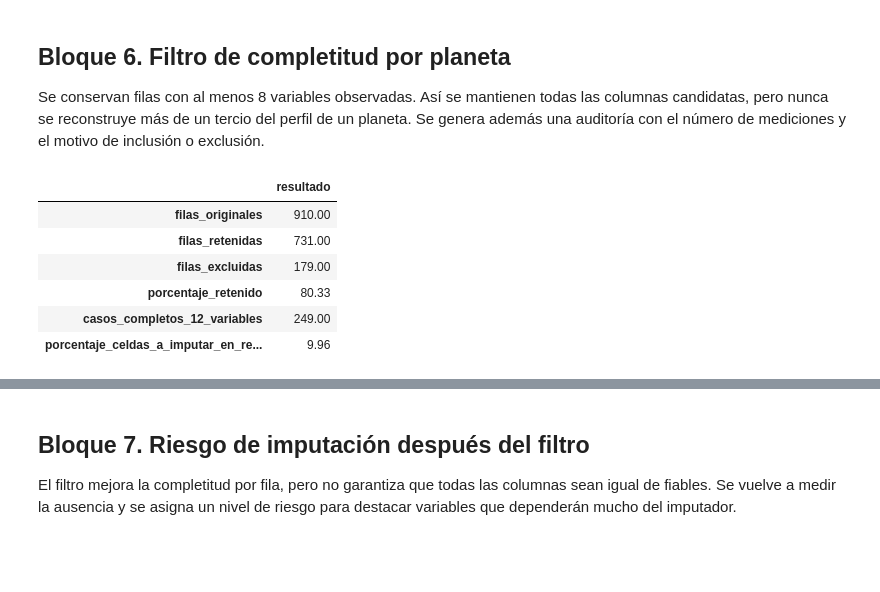
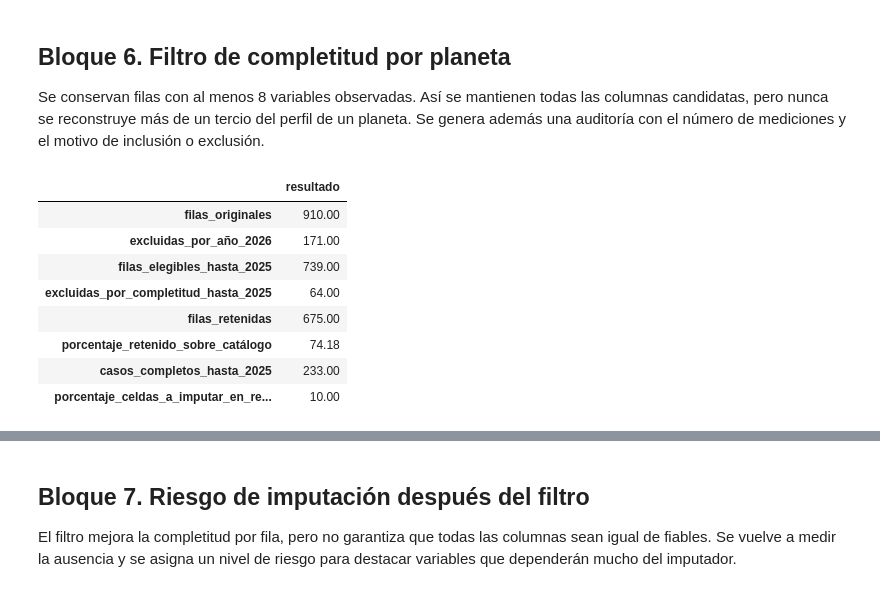
Before and after one commit to LauraSilRu/exoplanet-profiler, a Jupyter notebook: notebooks/03_preprocessing.ipynb, the cells around one changed output, grey strips where cells are left out. Drawn from its saved outputs; the diff is of its cells as text; code cells hidden in the pictures; blank space fills up the shorter version.

```diff
--- a/notebooks/03_preprocessing.ipynb
+++ b/notebooks/03_preprocessing.ipynb
@@ -23,6 +22,5 @@ Se importan las librerías, se fija la semilla aleatoria y se centralizan las ru
 # %%
 # BLOQUE 1 — Importaciones, variables, rutas y parámetros
-
 
 from pathlib import Path
 import json
@@ -57,8 +55,9 @@ PIPELINE_PATH = Path("data/processed/preprocessing_pipeline.joblib")
 METADATA_PATH = Path("data/processed/preprocessing_metadata.json")
 
 ID_COLUMN = "pl_name"
+YEAR_COLUMN = "disc_year"
+MAX_DISCOVERY_YEAR = 2025
 
-# Variables candidatas definidas en los notebooks 01 y 02.
 PLANET_FEATURES = [
     "pl_orbper",
     "pl_orbsmax",
@@ -68,7 +67,6 @@ PLANET_FEATURES = [
     "pl_insol",
     "pl_eqt",
 ]
-
 STELLAR_FEATURES = [
     "st_teff",
     "st_rad",
@@ -76,10 +74,8 @@ STELLAR_FEATURES = [
     "st_met",
     "st_logg",
 ]
-
 FEATURE_COLUMNS = PLANET_FEATURES + STELLAR_FEATURES
 
-# Se transforman variables positivas con colas derechas pronunciadas.
 LOG1P_FEATURES = [
     "pl_orbper",
     "pl_orbsmax",
@@ -88,13 +84,9 @@ LOG1P_FEATURES = [
     "pl_insol",
     "st_rad",
 ]
-
-# Se conservan sin logaritmo por distribución o significado físico.
 LINEAR_FEATURES = [feature for feature in FEATURE_COLUMNS if feature not in LOG1P_FEATURES]
 
-# Como máximo se imputan cuatro de las doce variables por observación.
 MIN_PRESENT_FEATURES = 8
-
 SCALER_NAME = "robust"
 KNN_NEIGHBORS = 5
 KNN_WEIGHTS = "distance"
@@ -120,15 +110,12 @@ La función `find_project_root()` permite ejecutar el notebook desde la raíz de
 # %%
 # BLOQUE 2 — Localizar el proyecto y cargar el CSV
 
-
 def find_project_root(start: Path | None = None) -> Path:
-    # Permite ejecutar el notebook desde la raíz o desde notebooks/.
     current = (start or Path.cwd()).resolve()
     for candidate in [current, *current.parents]:
         if (candidate / "README.md").exists() and (candidate / "notebooks").exists():
             return candidate
     raise FileNotFoundError("No se encontró la raíz de exoplanet-profiler.")
-
 
 PROJECT_ROOT = find_project_root()
 raw_data_path = PROJECT_ROOT / RAW_DATA_PATH
@@ -138,9 +125,9 @@ if not raw_data_path.exists():
         f"No existe {raw_data_path}. Descarga primero el CSV TESS de NASA."
     )
 
-df_raw = pd.read_csv(raw_data_path, comment="#")
+df_raw = pd.read_csv(raw_data_path, comment="#", low_memory=False)
 
 print(f"Raíz del proyecto: {PROJECT_ROOT}")
 print(f"Dataset cargado: {df_raw.shape[0]} filas x {df_raw.shape[1]} columnas")
-display(df_raw[[ID_COLUMN, *FEATURE_COLUMNS]].head())
+display(df_raw[[ID_COLUMN, YEAR_COLUMN, *FEATURE_COLUMNS]].head())
 # %% [output]
@@ -373,52 +382,78 @@ La cobertura es desigual. `pl_insol` es la variable más incompleta (**57,58 % d
 
 Se conservan filas con al menos 8 variables observadas. Así se mantienen todas las columnas candidatas, pero nunca se reconstruye más de un tercio del perfil de un planeta. Se genera además una auditoría con el número de mediciones y el motivo de inclusión o exclusión.
 # %%
-# BLOQUE 6 — Aplicar el umbral de 8 mediciones
+# BLOQUE 6 — Aplicar el umbral de 8 mediciones y construir la auditoría
 
+completeness_mask_eligible = present_feature_count >= MIN_PRESENT_FEATURES
+retained_mask = pd.Series(False, index=df_validated.index)
+retained_mask.loc[df_model.index] = completeness_mask_eligible
 
-# Con ocho variables observadas, como máximo se imputan cuatro.
-retained_mask = present_feature_count >= MIN_PRESENT_FEATURES
-df_retained = df_model.loc[retained_mask].copy()
+df_retained = df_validated.loc[
+    retained_mask,
+    [ID_COLUMN, *FEATURE_COLUMNS],
+].copy()
 
+all_present_count = df_validated[FEATURE_COLUMNS].notna().sum(axis=1)
 row_audit = pd.DataFrame(
     {
-        ID_COLUMN: df_raw[ID_COLUMN],
-        "variables_presentes": present_feature_count,
-        "variables_ausentes": len(FEATURE_COLUMNS) - present_feature_count,
+        ID_COLUMN: df_validated[ID_COLUMN],
+        YEAR_COLUMN: df_validated[YEAR_COLUMN].astype(int),
+        "elegible_por_año": temporal_eligible_mask,
+        "variables_presentes": all_present_count,
+        "variables_ausentes": len(FEATURE_COLUMNS) - all_present_count,
+        "cumple_completitud": all_present_count >= MIN_PRESENT_FEATURES,
         "retenido": retained_mask,
-        "columnas_ausentes": df_model[FEATURE_COLUMNS].apply(
+        "columnas_ausentes": df_validated[FEATURE_COLUMNS].apply(
             lambda row: ",".join(row.index[row.isna()].tolist()),
             axis=1,
         ),
     }
 )
-if "disc_year" in df_raw.columns:
-    row_audit["disc_year"] = df_raw["disc_year"]
+row_audit["motivo_exclusion"] = np.select(
+    [
+        ~row_audit["elegible_por_año"],
+        ~row_audit["cumple_completitud"],
+    ],
+    [
+        "fuera_corte_temporal_2026",
+        "menos_de_8_mediciones",
+    ],
+    default="retenido",
+)
 
 retention_summary = pd.Series(
     {
-        "filas_originales": len(df_model),
+        "filas_originales": len(df_validated),
+        "excluidas_por_año_2026": int((~temporal_eligible_mask).sum()),
+        "filas_elegibles_hasta_2025": len(df_model),
+        "excluidas_por_completitud_hasta_2025": int(
+            (~completeness_mask_eligible).sum()
+        ),
         "filas_retenidas": int(retained_mask.sum()),
-        "filas_excluidas": int((~retained_mask).sum()),
-        "porcentaje_retenido": float(retained_mask.mean() * 100),
-        "casos_completos_12_variables": int(
+        "porcentaje_retenido_sobre_catálogo": float(retained_mask.mean() * 100),
+        "casos_completos_hasta_2025": int(
             df_model[FEATURE_COLUMNS].notna().all(axis=1).sum()
         ),
         "porcentaje_celdas_a_imputar_en_retenidos": float(
             df_retained[FEATURE_COLUMNS].isna().mean().mean() * 100
         ),
     },
     name="resultado",
 )
 display(retention_summary.to_frame().round(2))
+
+assert int(retained_mask.sum()) == 675
+assert row_audit.loc[row_audit["retenido"], YEAR_COLUMN].max() <= 2025
 # %% [output]
 |  | resultado |
 | filas_originales | 910.00 |
-| filas_retenidas | 731.00 |
-| filas_excluidas | 179.00 |
-| porcentaje_retenido | 80.33 |
-| casos_completos_12_variables | 249.00 |
-| porcentaje_celdas_a_imputar_en_re... | 9.96 |
+| excluidas_por_año_2026 | 171.00 |
+| filas_elegibles_hasta_2025 | 739.00 |
+| excluidas_por_completitud_hasta_2025 | 64.00 |
+| filas_retenidas | 675.00 |
+| porcentaje_retenido_sobre_catálogo | 74.18 |
+| casos_completos_hasta_2025 | 233.00 |
+| porcentaje_celdas_a_imputar_en_re... | 10.00 |
 # %% [markdown]
 ### Conclusión del bloque 6
 
```
Also changed, not shown: parts of 33 cells of this notebook, 16 other files.
